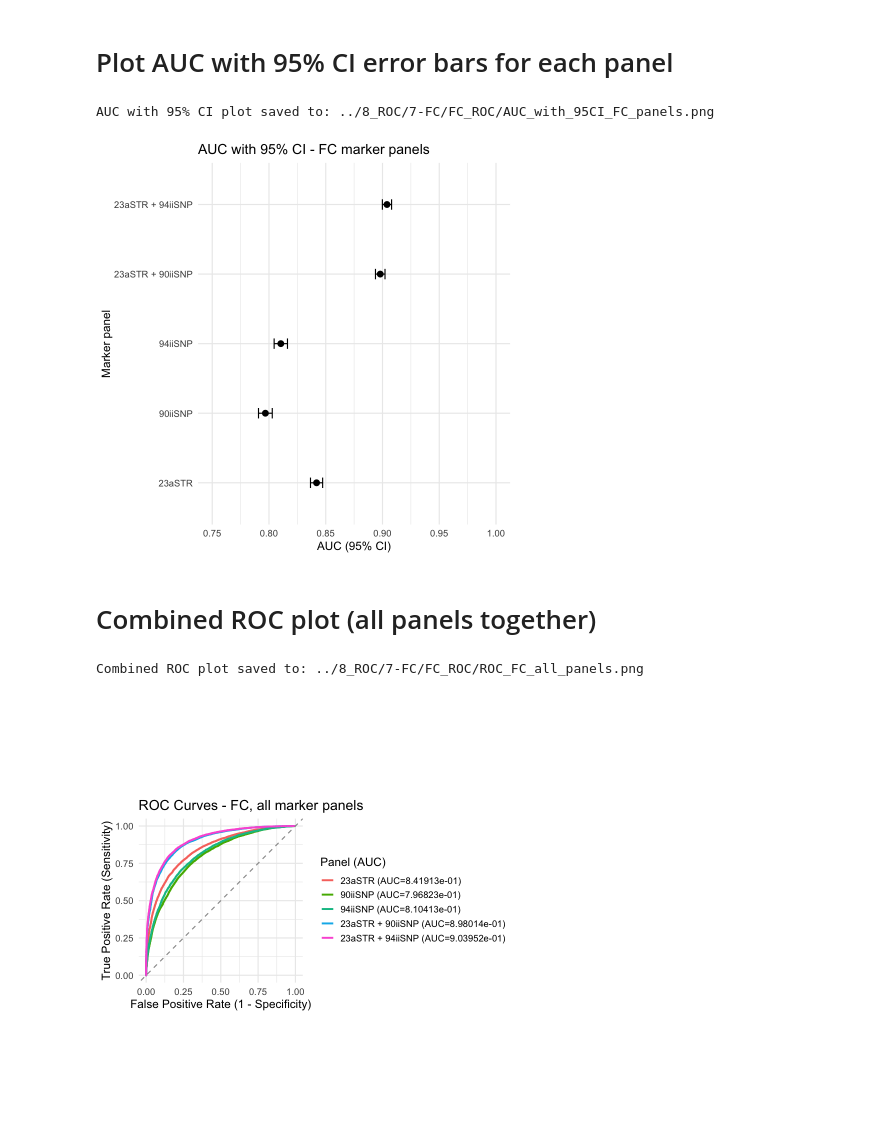
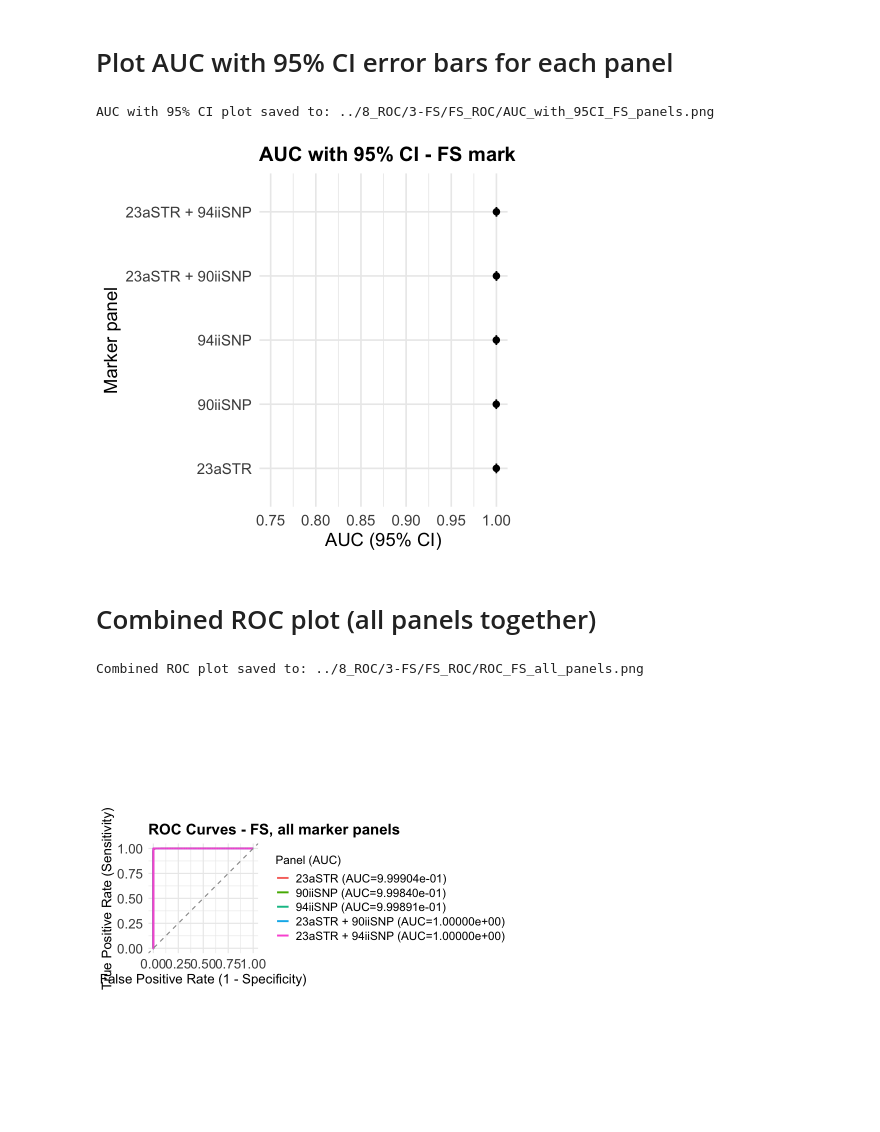
Before and after one commit to apagadlt/Kinship-Testing, a Jupyter notebook: 2_ROC_analysis_with_Delong_alpha01_Holm_with_CI_v5.ipynb, the cells around one changed output. Cells and saved outputs as stored; diff of their text form; code cells hidden in the pictures.

Commit message:
improved photo outputs

```diff
--- a/2_ROC_analysis_with_Delong_alpha01_Holm_with_CI_v5.ipynb
+++ b/2_ROC_analysis_with_Delong_alpha01_Holm_with_CI_v5.ipynb
@@ -11,8 +11,8 @@ library(dplyr)
 library(pROC)
 library(ggplot2)
 # %%
-input_dir <- "../8_ROC/7-FC/FC_familias-cleaned-LR"                         # CHANGE THIS
-output_dir <- "../8_ROC/7-FC/FC_ROC"                                        # CHANGE THIS
+input_dir <- "../8_ROC/3-FS/FS_familias-cleaned-LR"                         # CHANGE THIS
+output_dir <- "../8_ROC/3-FS/FS_ROC"                                        # CHANGE THIS
 # %% [markdown]
 # Find all cleaned LR files
 # %%
@@ -102,7 +102,12 @@ compute_roc <- function(file_path, output_dir) {
       x = "False Positive Rate (1 - Specificity)",
       y = "True Positive Rate (Sensitivity)"
     ) +
-    ggplot2::theme_minimal(base_size = 14)
+    ggplot2::theme_minimal(base_size = 20) +
+    ggplot2::theme(
+      axis.title = ggplot2::element_text(size = 22),
+      axis.text  = ggplot2::element_text(size = 18),
+      plot.title = ggplot2::element_text(size = 24, face = "bold")
+    )
 
   roc_png <- file.path(
     output_dir,
@@ -229,16 +236,16 @@ summaries_label <- strsplit(basename(clean_files[1]), "_")[[1]][1]
 
 auc_outfile <- file.path(output_dir, paste0("AUC_summary_", summaries_label, "_panels.txt"))
 
-# # Enforce desired panel order in AUC table/plots (case-insensitive, but keep original labels)
-# desired_order <- c(
-#   "23aSTR",
-#   "27aSTR",
-#   "90iiSNP",
-#   "94iiSNP",
-#   "23aSTR-90iiSNP",
-#   "23aSTR-94iiSNP",
-#   "27aSTR-94iiSNP"
-# )
+# Enforce desired panel order in AUC table/plots (case-insensitive, but keep original labels)
+desired_order <- c(
+  "23aSTR",
+  "27aSTR",
+  "90iiSNP",
+  "94iiSNP",
+  "23aSTR-90iiSNP",
+  "23aSTR-94iiSNP",
+  "27aSTR-94iiSNP"
+)
 
 auc_table <- auc_table %>%
   mutate(
@@ -325,7 +332,12 @@ auc_ci_plot <- ggplot(auc_table,
                 width = 0.15) +
   scale_x_discrete(labels = panel_labels_axis) +
   coord_flip(ylim = c(0.75, 1)) +
-  theme_minimal(base_size = 14) +
+  theme_minimal(base_size = 20) +
+  theme(
+    axis.title = element_text(size = 22),
+    axis.text  = element_text(size = 18),
+    plot.title = element_text(size = 24, face = "bold")
+  ) +
   labs(
     title = paste0("AUC with 95% CI - ", summaries_label, " marker panels"),
     x     = "Marker panel",
@@ -339,8 +351,8 @@ ggsave(auc_ci_png, plot = auc_ci_plot, width = 20, height = 5, dpi = 300)
 print(auc_ci_plot)
 cat("\nAUC with 95% CI plot saved to:", auc_ci_png, "\n")
 # %% [output]
-AUC with 95% CI plot saved to: ../8_ROC/7-FC/FC_ROC/AUC_with_95CI_FC_panels.png
+AUC with 95% CI plot saved to: ../8_ROC/3-FS/FS_ROC/AUC_with_95CI_FS_panels.png
-[figure, old version]
+[figure, new version]
 # %% [markdown]
 # Combined ROC plot (all panels together)
 # %%
@@ -377,33 +389,40 @@ roc_all <- roc_all %>%
     Panel = factor(Panel, levels = unique(Panel))
   ) %>%
   select(-Panel_lower, -Panel_order)
 
 # Build combined ROC plot
 p_combined <- ggplot(roc_all, aes(x = FPR, y = TPR, color = Panel)) +
   geom_line(linewidth = 1.1) +
   geom_abline(slope = 1, intercept = 0, linetype = "dashed", color = "grey60") +
   coord_equal() +
   scale_color_manual(
     values = palette_for_plot,
     labels = panel_label_map,
     drop = FALSE
   ) +
   labs(
     title = paste0("ROC Curves - ", summaries_label, ", all marker panels"),
     x     = "False Positive Rate (1 - Specificity)",
     y     = "True Positive Rate (Sensitivity)",
     color = "Panel (AUC)"
   ) +
-  theme_minimal(base_size = 14)
+  theme_minimal(base_size = 14) +
+  theme(
+    axis.title  = element_text(size = 16),
+    axis.text   = element_text(size = 16),
+    legend.title = element_text(size = 14),
+    legend.text  = element_text(size = 14),
+    plot.title   = element_text(size = 18, face = "bold")
+  )
 
 combined_png <- file.path(output_dir, paste0("ROC_", summaries_label, "_all_panels.png"))
 ggsave(combined_png, plot = p_combined, width = 8, height = 7, dpi = 300)
 
 print(p_combined)
 
 cat("
 Combined ROC plot saved to:", combined_png, "
 ")
 # %% [output]
-Combined ROC plot saved to: ../8_ROC/7-FC/FC_ROC/ROC_FC_all_panels.png
+Combined ROC plot saved to: ../8_ROC/3-FS/FS_ROC/ROC_FS_all_panels.png
-[figure, old version]
+[figure, new version]
```
Also changed, not shown: parts of 3 cells of this notebook.
